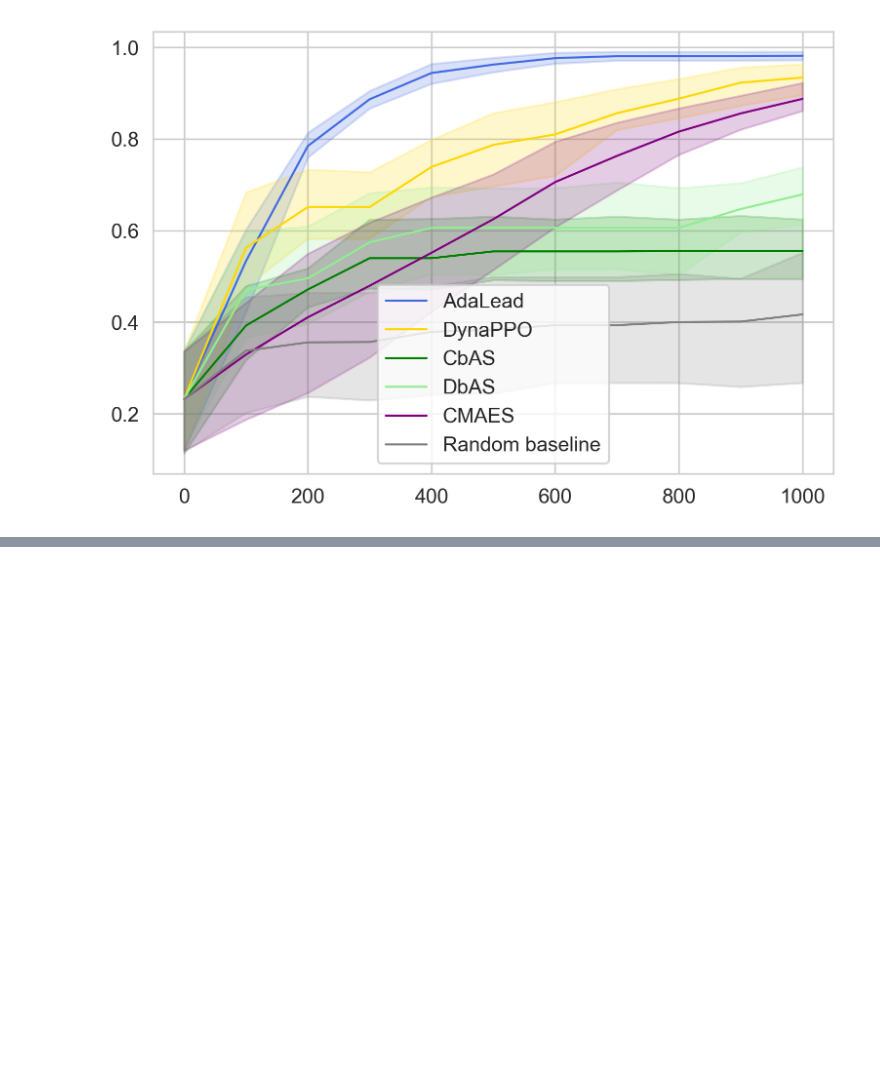
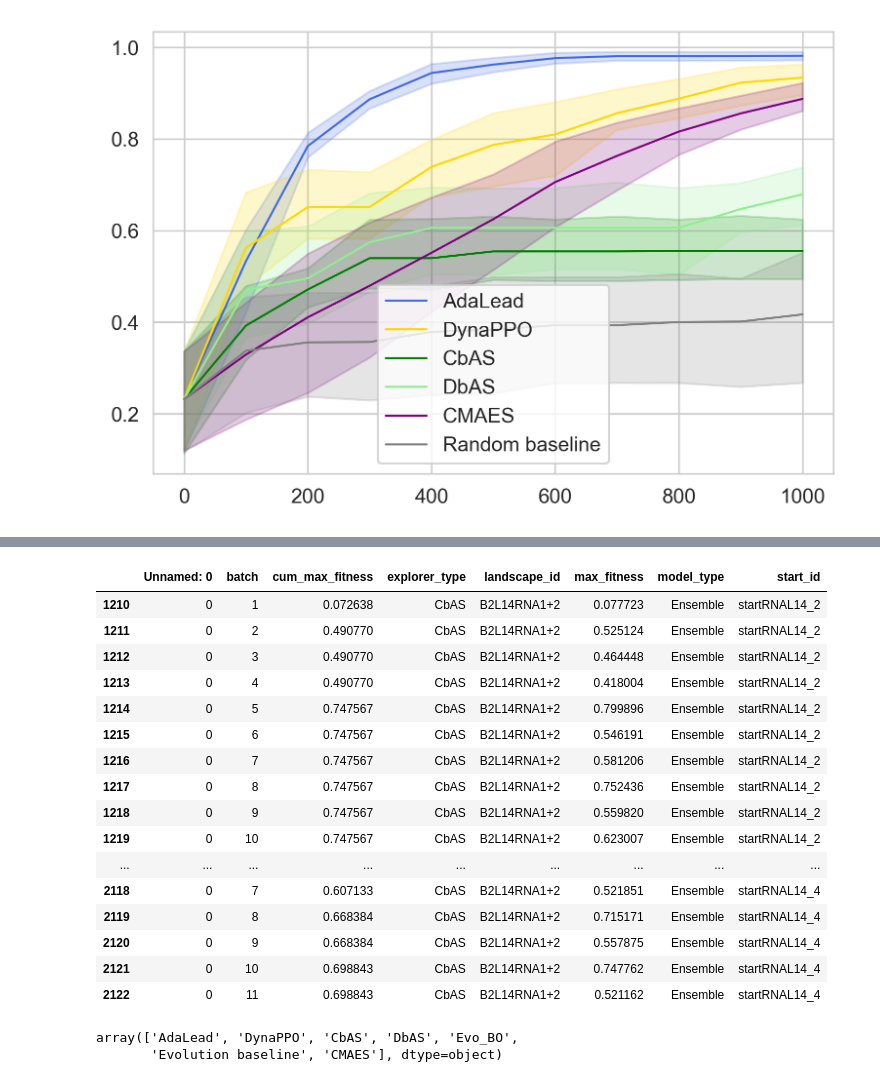
Before and after one commit to samsinai/FLEXS, a Jupyter notebook: examples/Paper_plots.ipynb, the cells around one changed output, grey strips where cells are left out. Cells and saved outputs as stored; diff of their text form; code cells hidden in the pictures; blank space fills up the shorter version.

```diff
--- a/examples/Paper_plots.ipynb
+++ b/examples/Paper_plots.ipynb
@@ -262,0 +394,25 @@ plt.show()
+# %%
+df[df['explorer_type'] == 'CbAS'][df['model_type'] == 'Ensemble']
+# %% [output]
+|  | Unnamed: 0 | batch | cum_max_fitness | explorer_type | landscape_id | max_fitness | model_type | start_id |
+| 1210 | 0 | 1 | 0.072638 | CbAS | B2L14RNA1+2 | 0.077723 | Ensemble | startRNAL14_2 |
+| 1211 | 0 | 2 | 0.490770 | CbAS | B2L14RNA1+2 | 0.525124 | Ensemble | startRNAL14_2 |
+| 1212 | 0 | 3 | 0.490770 | CbAS | B2L14RNA1+2 | 0.464448 | Ensemble | startRNAL14_2 |
+| 1213 | 0 | 4 | 0.490770 | CbAS | B2L14RNA1+2 | 0.418004 | Ensemble | startRNAL14_2 |
+| 1214 | 0 | 5 | 0.747567 | CbAS | B2L14RNA1+2 | 0.799896 | Ensemble | startRNAL14_2 |
+| 1215 | 0 | 6 | 0.747567 | CbAS | B2L14RNA1+2 | 0.546191 | Ensemble | startRNAL14_2 |
+| 1216 | 0 | 7 | 0.747567 | CbAS | B2L14RNA1+2 | 0.581206 | Ensemble | startRNAL14_2 |
+| 1217 | 0 | 8 | 0.747567 | CbAS | B2L14RNA1+2 | 0.752436 | Ensemble | startRNAL14_2 |
+| 1218 | 0 | 9 | 0.747567 | CbAS | B2L14RNA1+2 | 0.559820 | Ensemble | startRNAL14_2 |
+| 1219 | 0 | 10 | 0.747567 | CbAS | B2L14RNA1+2 | 0.623007 | Ensemble | startRNAL14_2 |
+| ... | ... | ... | ... | ... | ... | ... | ... | ... |
+| 2118 | 0 | 7 | 0.607133 | CbAS | B2L14RNA1+2 | 0.521851 | Ensemble | startRNAL14_4 |
+| 2119 | 0 | 8 | 0.668384 | CbAS | B2L14RNA1+2 | 0.715171 | Ensemble | startRNAL14_4 |
+| 2120 | 0 | 9 | 0.668384 | CbAS | B2L14RNA1+2 | 0.557875 | Ensemble | startRNAL14_4 |
+| 2121 | 0 | 10 | 0.698843 | CbAS | B2L14RNA1+2 | 0.747762 | Ensemble | startRNAL14_4 |
+| 2122 | 0 | 11 | 0.698843 | CbAS | B2L14RNA1+2 | 0.521162 | Ensemble | startRNAL14_4 |
+# %%
+df['explorer_type'].unique()
+# %% [output]
+array(['AdaLead', 'DynaPPO', 'CbAS', 'DbAS', 'Evo_BO',
+       'Evolution baseline', 'CMAES'], dtype=object)
```
Also changed, not shown: parts of 4 cells of this notebook.
